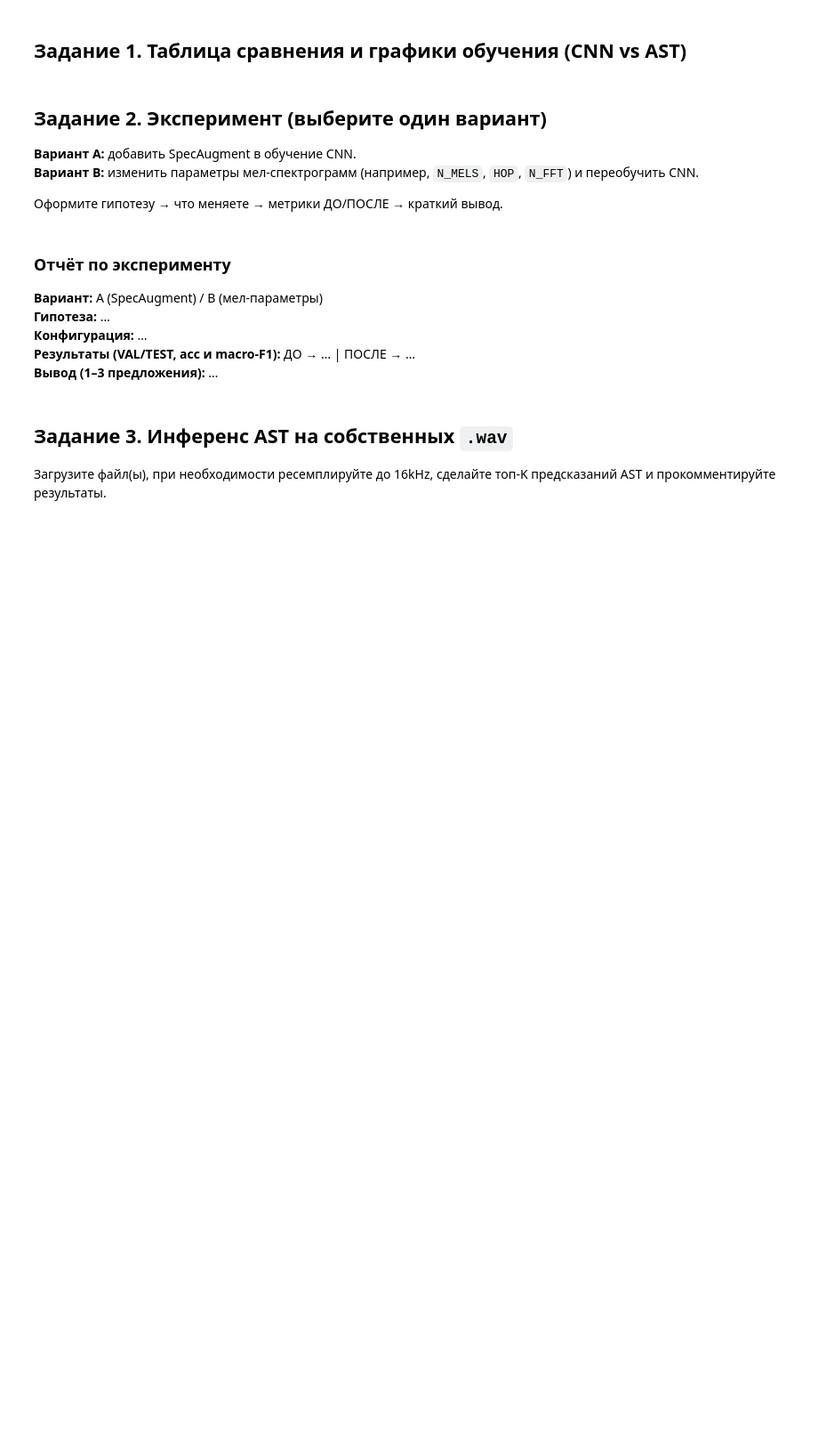
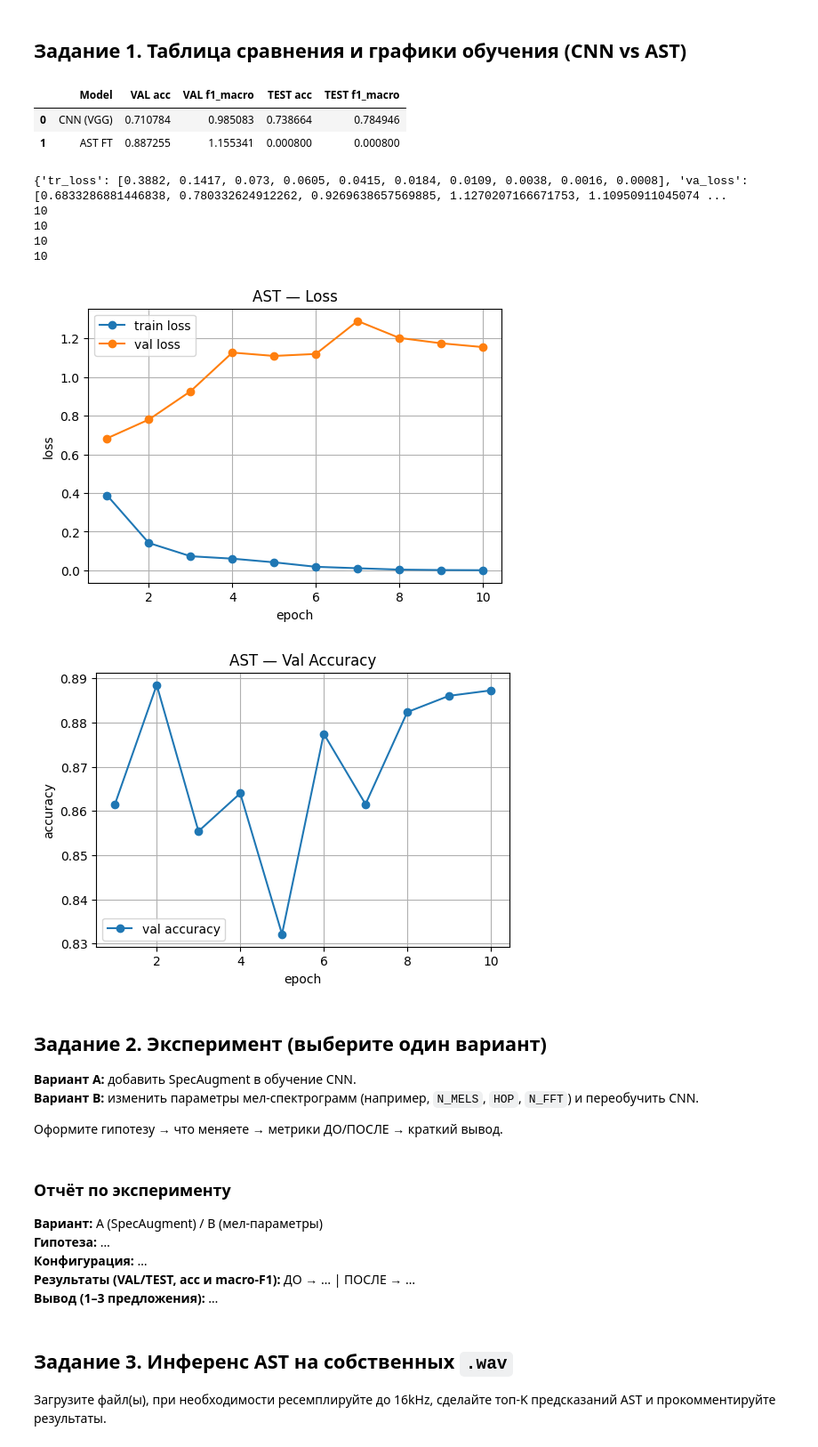
Before and after one commit to VelvetApparatus/labs_rp, a Jupyter notebook: Lab2.ipynb, the cells around one changed output. Shown at 89% size. Drawn from its saved outputs; the diff is of its cells as text; code cells hidden in the pictures; blank space fills up the shorter version.

```diff
--- a/Lab2.ipynb
+++ b/Lab2.ipynb
@@ -251,18 +344,23 @@ KeyboardInterrupt:
 # Требуемые поля: cnn_val_acc, cnn_val_f1, cnn_test_acc, cnn_test_f1
 #                 ast_val_acc, ast_val_f1, ast_test_acc, ast_test_f1
 
+
+#
+# Ep 01: train 1.4230/0.495 | valid 1.1484/0.599
+
+# CNN TEST acc: 0.5698924731182796
 import pandas as pd
 
 # --- Пример: замените None на ваши переменные/числа ---
-cnn_val_acc  = None  # TODO
-cnn_val_f1   = None  # TODO
-cnn_test_acc = None  # TODO
-cnn_test_f1  = None  # TODO
+cnn_val_acc  =  history["va_acc"][-1]
+cnn_val_f1   = history["va_loss"][-1]
+cnn_test_acc = history["tr_acc"][-1]
+cnn_test_f1  = history["tr_loss"][-1]
 
-ast_val_acc  = None  # TODO
-ast_val_f1   = None  # TODO
-ast_test_acc = None  # TODO
-ast_test_f1  = None  # TODO
+ast_val_acc  = history_ast["va_acc"][-1]  # TODO
+ast_val_f1   = history_ast["va_loss"][-1]  # TODO
+ast_test_acc = history_ast["tr_loss"][-1]  # TODO
+ast_test_f1  = history_ast["tr_loss"][-1]  # TODO
 
 results = pd.DataFrame([
     ["CNN (VGG)", cnn_val_acc, cnn_val_f1, cnn_test_acc, cnn_test_f1],
@@ -270,17 +368,62 @@ results = pd.DataFrame([
 ], columns=["Model", "VAL acc", "VAL f1_macro", "TEST acc", "TEST f1_macro"])
 
 results
+# %% [output]
+|  | Model | VAL acc | VAL f1_macro | TEST acc | TEST f1_macro |
+| 0 | CNN (VGG) | 0.710784 | 0.985083 | 0.738664 | 0.784946 |
+| 1 | AST FT | 0.887255 | 1.155341 | 0.000800 | 0.000800 |
+# %%
+print(history_ast)
+for k, it in history_ast.items():
+    history_ast[k] = it[:10]
+
+for k, it in history_ast.items():
+    print(len(it))
+# %% [output]
+{'tr_loss': [0.3882, 0.1417, 0.073, 0.0605, 0.0415, 0.0184, 0.0109, 0.0038, 0.0016, 0.0008], 'va_loss': [0.6833286881446838, 0.780332624912262, 0.9269638657569885, 1.1270207166671753, 1.10950911045074 ...
+10
+10
+10
+10
 # %%
 # TODO(1.2): Графики обучения CNN (loss/acc по эпохам)
 #  Логгируйте значения из вашего цикла обучения.
 
-import matplotlib.pyplot as plt
+# import matplotlib.pyplot as plt
 
 # Пример построения (раскомментируйте и подставьте):
 # plt.figure(); plt.plot(history["tr_loss"]); plt.plot(history["va_loss"]);
 # plt.title("CNN — Loss"); plt.legend(["train","valid"]); plt.xlabel("epoch"); plt.show()
 # plt.figure(); plt.plot(history["tr_acc"]); plt.plot(history["va_acc"]);
 # plt.title("CNN — Accuracy"); plt.legend(["train","valid"]); plt.xlabel("epoch"); plt.show()
+
+
+import matplotlib.pyplot as plt
+
+
+# LOSS
+plt.figure(figsize=(6,4))
+plt.plot(history_ast["epochs"], history_ast["tr_loss"], marker="o", label="train loss")
+plt.plot(history_ast["epochs"], history_ast["va_loss"], marker="o", label="val loss")
+plt.xlabel("epoch")
+plt.ylabel("loss")
+plt.title("AST — Loss")
+plt.legend()
+plt.grid(True)
+plt.show()
+
+# VAL ACC
+plt.figure(figsize=(6,4))
+plt.plot(history_ast["epochs"], history_ast["va_acc"], marker="o", label="val accuracy")
+plt.xlabel("epoch")
+plt.ylabel("accuracy")
+plt.title("AST — Val Accuracy")
+plt.legend()
+plt.grid(True)
+plt.show()
+# %% [output]
+[figure, added]
+[figure, added]
 # %% [markdown]
 ## Задание 2. Эксперимент (выберите один вариант)
 
```
Also changed, not shown: parts of 6 cells of this notebook.
